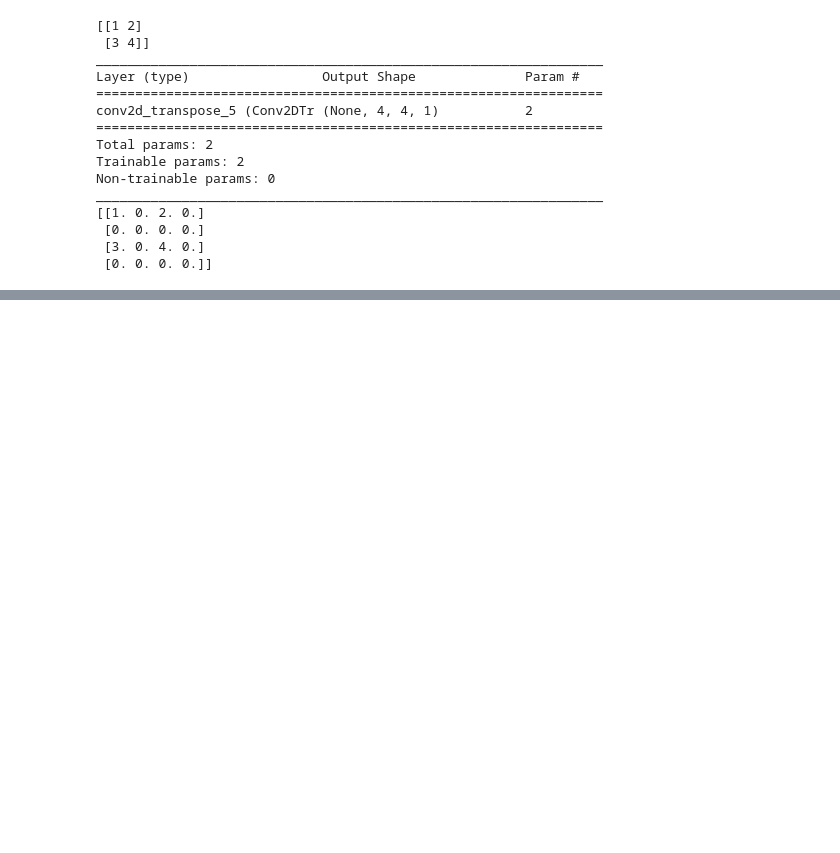
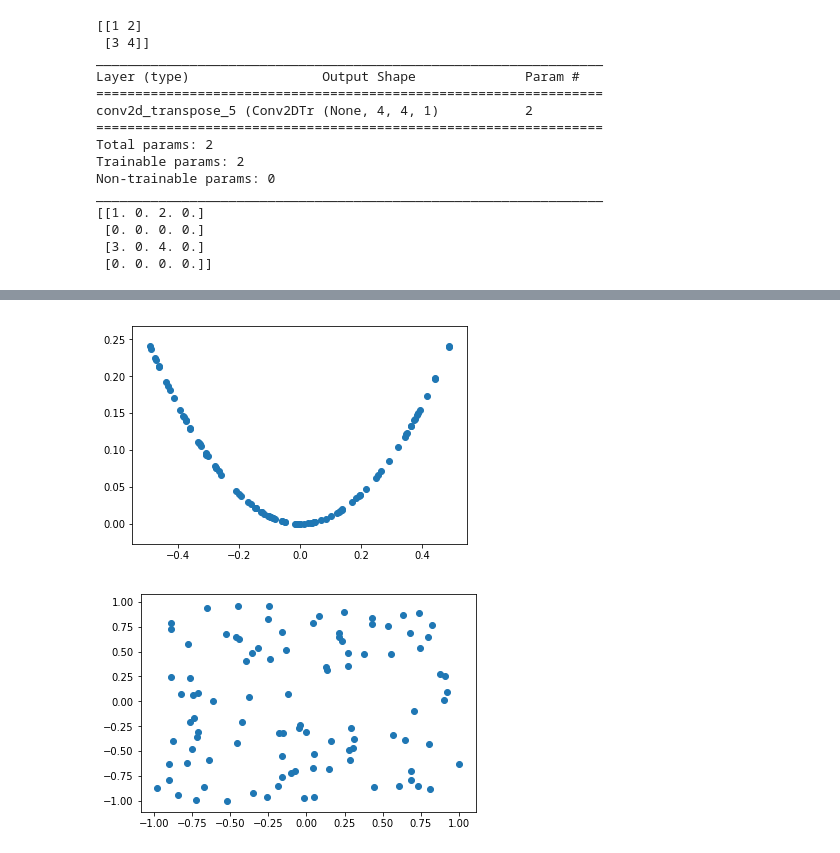
Before and after one commit to FlipWebApps/computer-vision-playground, a Jupyter notebook: GAN/GAN Basics.ipynb, the cells around one changed output, grey strips where cells are left out. Drawn from its saved outputs; the diff is of its cells as text; code cells hidden in the pictures; blank space fills up the shorter version.

```diff
--- a/GAN/GAN Basics.ipynb
+++ b/GAN/GAN Basics.ipynb
@@ -106,0 +139,47 @@ _________________________________________________________________
+# %%
+from numpy import zeros
+from numpy import ones
+from numpy import hstack
+from numpy.random import rand
+from numpy.random import randn
+
+
+# generate n real samples with class labels
+def generate_real_samples(n):
+	# generate inputs in [-0.5, 0.5]
+	X1 = rand(n) - 0.5
+	# generate outputs X^2
+	X2 = X1 * X1 # X2 = calculate(X1)
+	# stack arrays
+	X1 = X1.reshape(n, 1)
+	X2 = X2.reshape(n, 1)
+	X = hstack((X1, X2))
+	# generate class labels
+	y = ones((n, 1))
+	return X, y
+
+# generate n fake samples with class labels
+def generate_fake_samples(n):
+	# generate inputs in [-1, 1]
+	X1 = -1 + rand(n) * 2
+	# generate outputs in [-1, 1]
+	X2 = -1 + rand(n) * 2
+	# stack arrays
+	X1 = X1.reshape(n, 1)
+	X2 = X2.reshape(n, 1)
+	X = hstack((X1, X2))
+	# generate class labels
+	y = zeros((n, 1))
+	return X, y
+# %%
+# plot the results
+X, _ = generate_real_samples(100)
+plt.scatter(X[:,0], X[:,1])
+plt.show()
+
+X, _ = generate_fake_samples(100)
+plt.scatter(X[:,0], X[:,1])
+plt.show()
+# %% [output]
+[figure, added]
+[figure, added]
```
Also changed, not shown: parts of 18 cells of this notebook, 2 other files.
